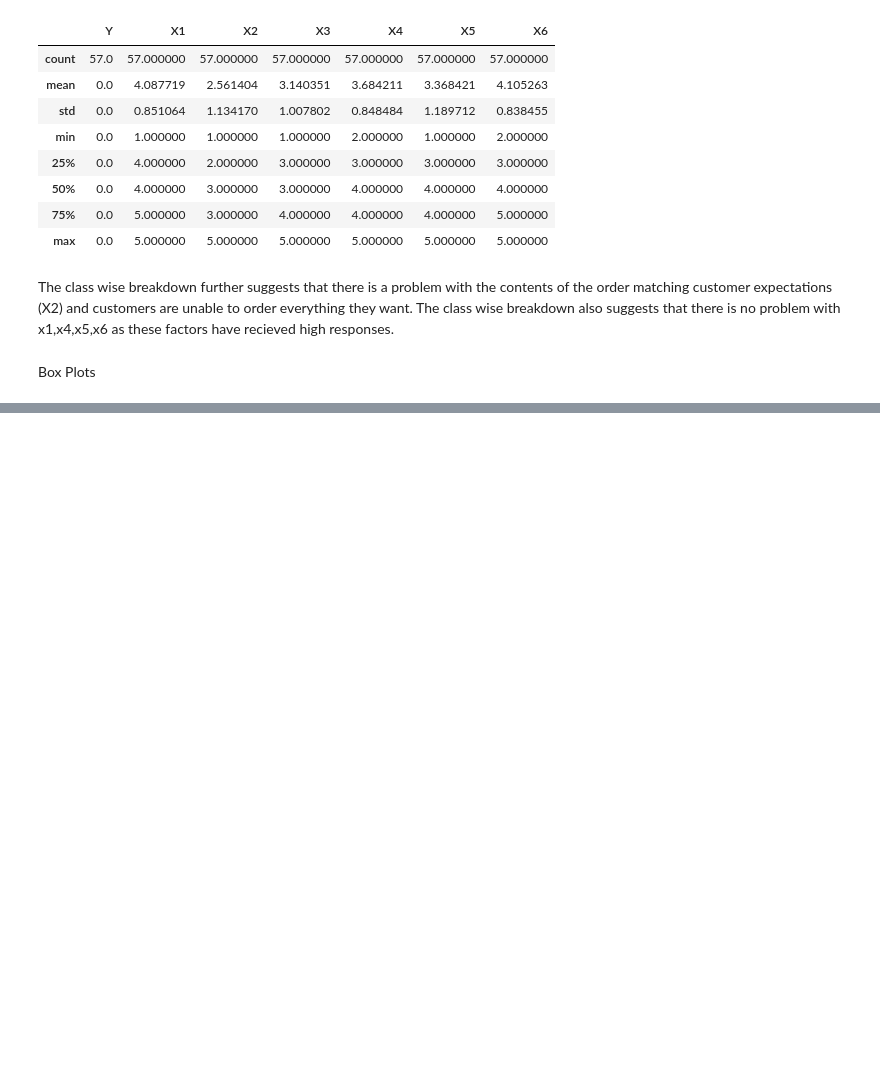
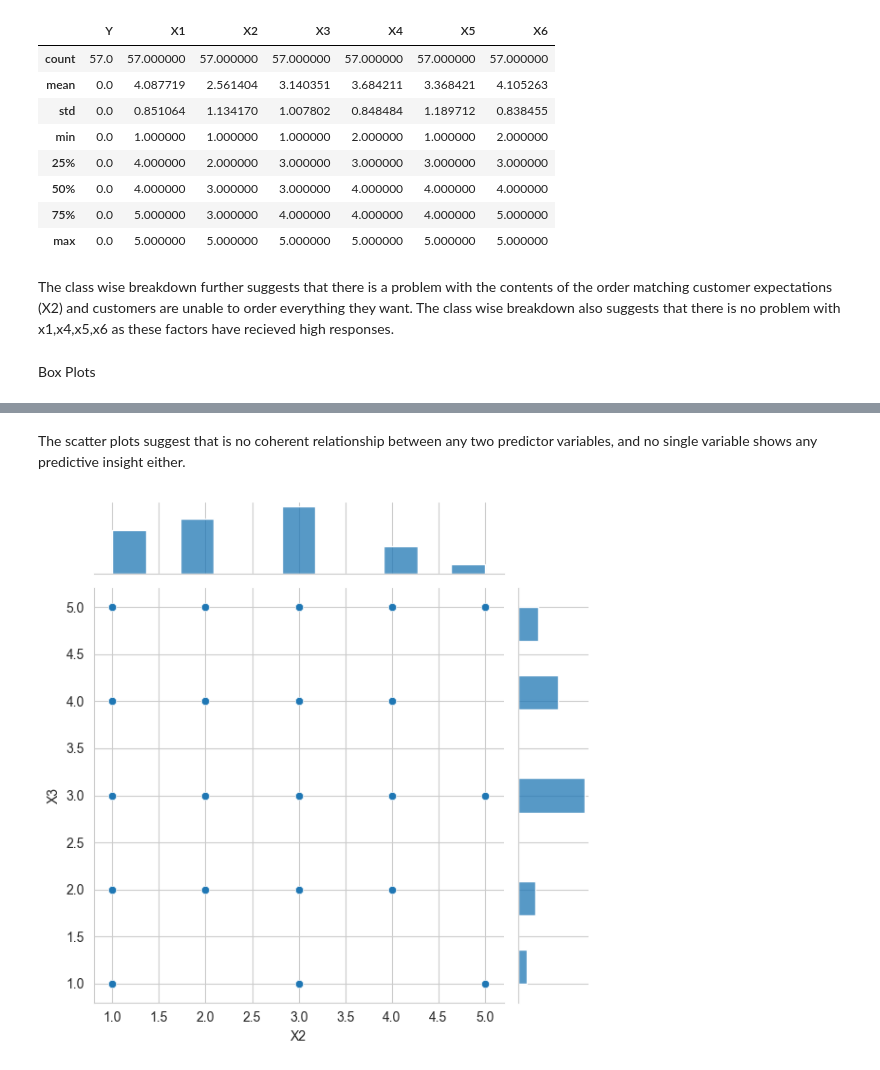
Before and after one commit to pranav-netizen/GzHmM9Jpdpfq0fdG, a Jupyter notebook: first-project-apziva.ipynb, the cells around one changed output, grey strips where cells are left out. Drawn from its saved outputs; the diff is of its cells as text; code cells hidden in the pictures; blank space fills up the shorter version.

```diff
--- a/first-project-apziva.ipynb
+++ b/first-project-apziva.ipynb
@@ -106,0 +132,7 @@ AttributeError: module 'matplotlib.pyplot' has no attribute 'subsplot'
+# %% [markdown]
+The scatter plots suggest that is no coherent relationship between any two predictor variables, and no single variable shows any predictive insight either.
+# %%
+sns.jointplot(x='X2', y='X3', data=data, kind='scatter')
+plt.show()
+# %% [output]
+[figure, added]
```
Also changed, not shown: parts of 10 cells of this notebook.
